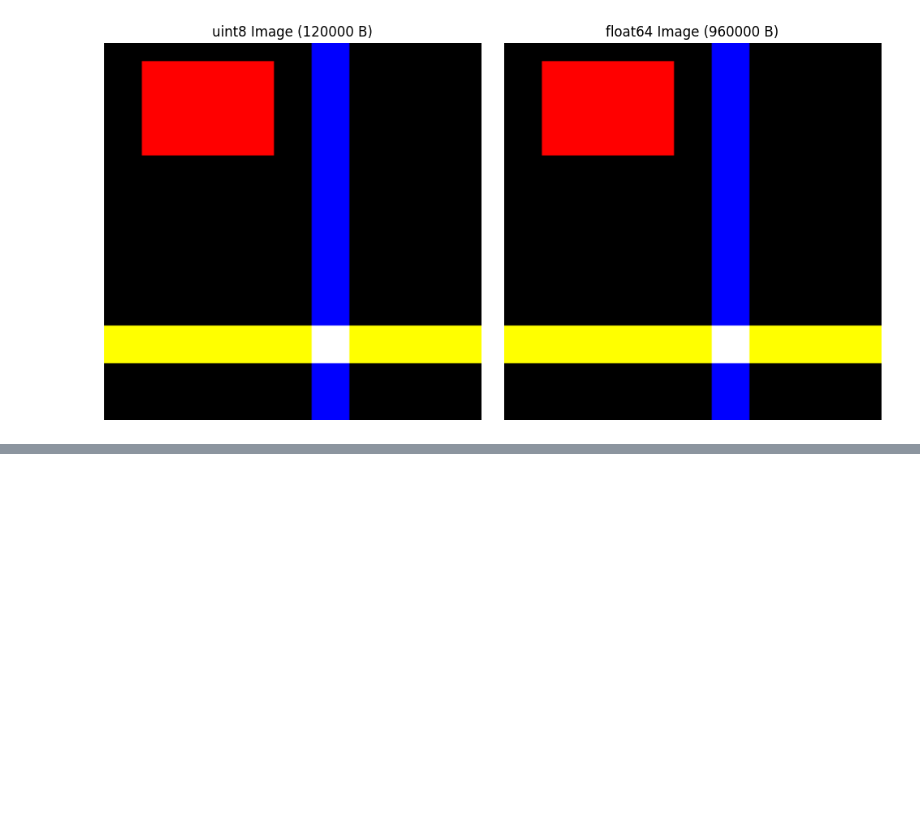
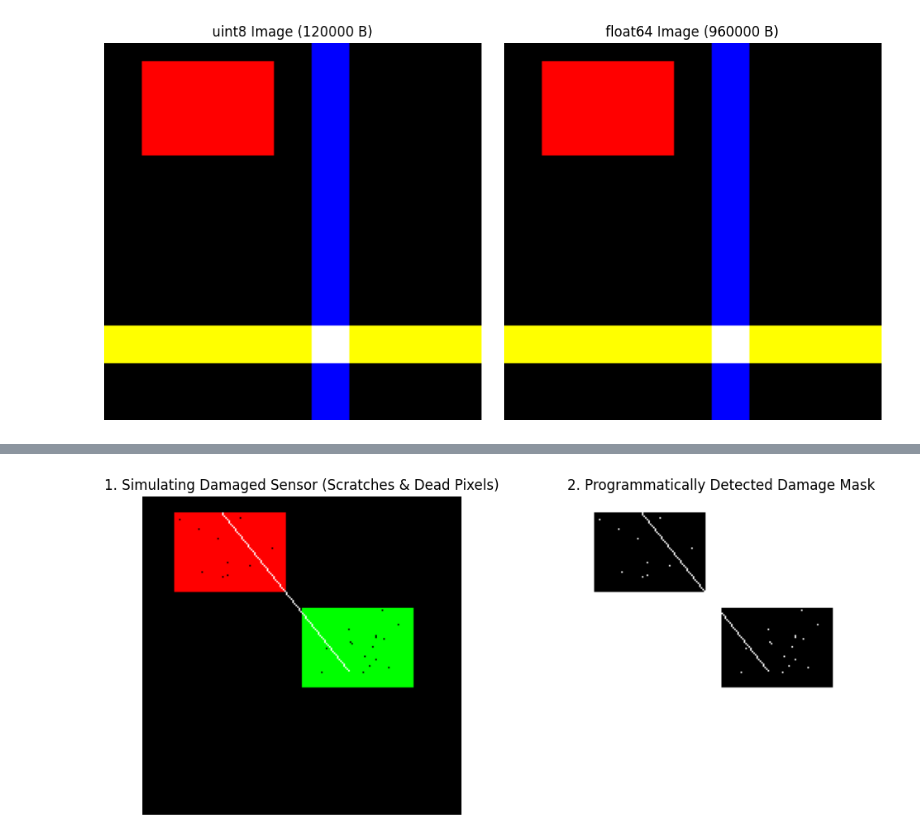
Before and after one commit to CBYERDECODE/image_pixel_manipulator, a Jupyter notebook: image_pixel_manipulator.ipynb, the cells around one changed output, grey strips where cells are left out. Cells and saved outputs as stored; diff of their text form; code cells hidden in the pictures; blank space fills up the shorter version.

```diff
--- a/image_pixel_manipulator.ipynb
+++ b/image_pixel_manipulator.ipynb
@@ -160,0 +183,36 @@ float64 uses 8.0x more memory than uint8!
+# %%
+# 1. Initialize our base reference canvas (using Step 1's canvas as our clean ground-truth)
+clean_reference = image_step1.copy()
+h, w, c = clean_reference.shape
+
+# 2. Simulate heavy physical damage: Draw a white scratch and scatter 'dead black pixels'
+damaged_image = clean_reference.copy()
+
+# Draw an oblique scratch line
+for i in range(100):
+    damaged_image[10 + i, 50 + int(i * 0.8)] = [255, 255, 255]
+
+# Scatter black dead sensor noise
+np.random.seed(42)
+noise_y = np.random.randint(0, h, size=150)
+noise_x = np.random.randint(0, w, size=150)
+damaged_image[noise_y, noise_x] = [0, 0, 0]
+
+# 3. Create a detection mask for the damage
+# Dead pixels are exact black [0,0,0], and scratches are maximum bright [255,255,255]
+damage_mask = (np.all(damaged_image == 255, axis=2)) | (np.all(damaged_image == 0, axis=2))
+
+# 4. Display the damaged target
+plt.figure(figsize=(12, 5))
+plt.subplot(1, 2, 1)
+plt.imshow(damaged_image)
+plt.title("1. Simulating Damaged Sensor (Scratches & Dead Pixels)")
+plt.axis("off")
+
+plt.subplot(1, 2, 2)
+plt.imshow(damage_mask, cmap='gray')
+plt.title("2. Programmatically Detected Damage Mask")
+plt.axis("off")
+plt.show()
+# %% [output]
+[figure, added]
```
Also changed, not shown: parts of 14 cells of this notebook.
